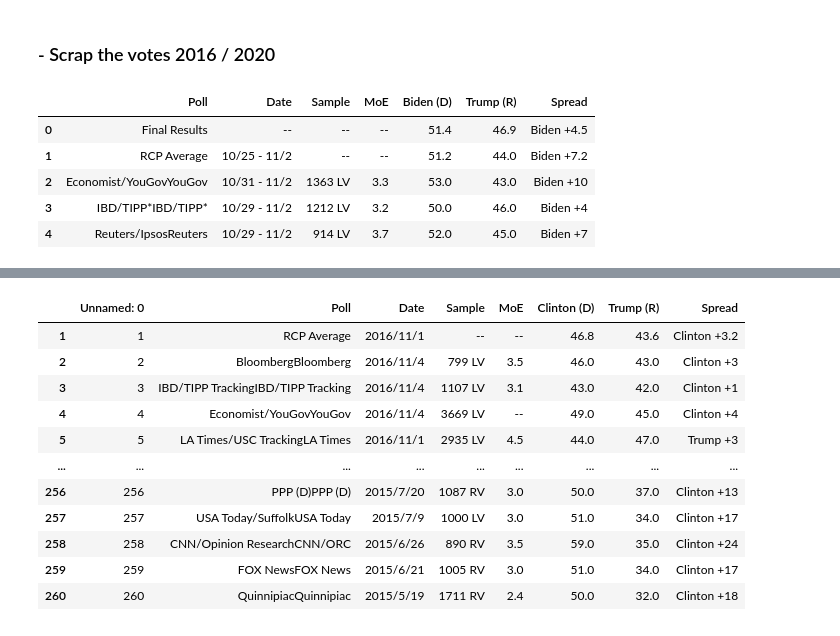
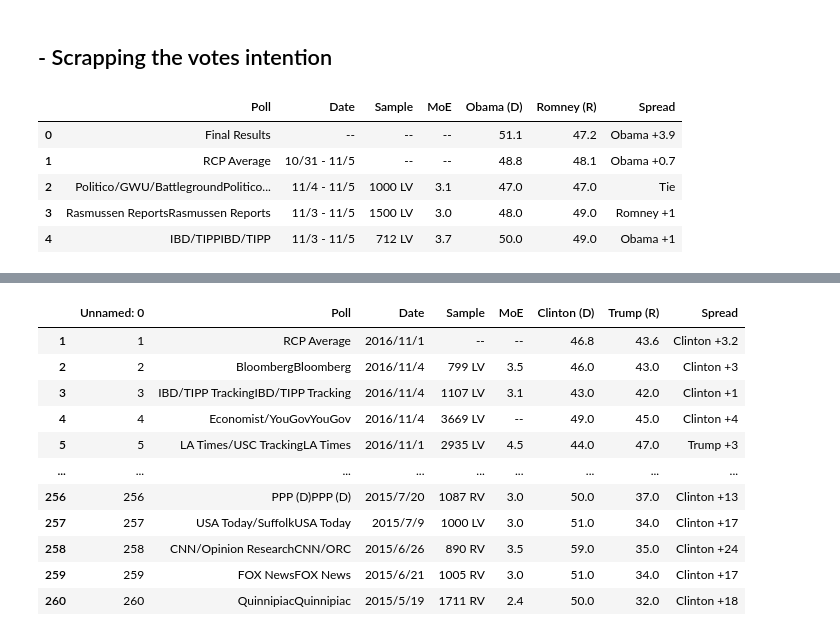
Before and after one commit to epfl-ada/ada-2021-project-sars, a Jupyter notebook: intention_votes.ipynb, the cells around one changed output, grey strips where cells are left out. Drawn from its saved outputs; the diff is of its cells as text; code cells hidden in the pictures.

```diff
--- a/intention_votes.ipynb
+++ b/intention_votes.ipynb
@@ -1,2 +1,2 @@
 # %% [markdown]
-### - Scrap the votes 2016 / 2020
+## - Scrapping the votes intention
@@ -3,16 +9,13 @@
 # %%
-from selenium import webdriver
-from bs4 import BeautifulSoup
-from webdriver_manager.chrome import ChromeDriverManager
 
-
+#get the webpage source
 options  = webdriver.ChromeOptions()
 driver = webdriver.Chrome(executable_path='C:\\Users\\saadc\\.wdm\\drivers\\chromedriver\\win32\\95.0.4638.54\\chromedriver.exe',options=options)
 driver.set_window_size(1120,1000)
-driver.get('https://www.realclearpolitics.com/epolls/2020/president/us/general_election_trump_vs_biden-6247.html')
+driver.get('https://www.realclearpolitics.com/epolls/2012/president/us/general_election_romney_vs_obama-1171.html#')
 
 # Wait for the page to fully load
-driver.implicitly_wait(1)
+driver.implicitly_wait(5)
 
 # Step 2: Parse HTML code and grab tables with Beautiful Soup
 soup = BeautifulSoup(driver.page_source, 'lxml')
@@ -20,18 +23,18 @@ soup = BeautifulSoup(driver.page_source, 'lxml')
 tables = soup.find_all('table')
 
 # Step 3: Read tables with Pandas read_html()
-df_table_2020 = pd.read_html(str(tables))
+df_table_2012 = pd.read_html(str(tables))
 
 
 driver.close()
-# %%
-df_table_2020[2].head()
-# %% [output]
-|  | Poll | Date | Sample | MoE | Biden (D) | Trump (R) | Spread |
-| 0 | Final Results | -- | -- | -- | 51.4 | 46.9 | Biden +4.5 |
-| 1 | RCP Average | 10/25 - 11/2 | -- | -- | 51.2 | 44.0 | Biden +7.2 |
-| 2 | Economist/YouGovYouGov | 10/31 - 11/2 | 1363 LV | 3.3 | 53.0 | 43.0 | Biden +10 |
-| 3 | IBD/TIPP*IBD/TIPP* | 10/29 - 11/2 | 1212 LV | 3.2 | 50.0 | 46.0 | Biden +4 |
-| 4 | Reuters/IpsosReuters | 10/29 - 11/2 | 914 LV | 3.7 | 52.0 | 45.0 | Biden +7 |
+# %%
+df_table_2012[3].head()
+# %% [output]
+|  | Poll | Date | Sample | MoE | Obama (D) | Romney (R) | Spread |
+| 0 | Final Results | -- | -- | -- | 51.1 | 47.2 | Obama +3.9 |
+| 1 | RCP Average | 10/31 - 11/5 | -- | -- | 48.8 | 48.1 | Obama +0.7 |
+| 2 | Politico/GWU/BattlegroundPolitico... | 11/4 - 11/5 | 1000 LV | 3.1 | 47.0 | 47.0 | Tie |
+| 3 | Rasmussen ReportsRasmussen Reports | 11/3 - 11/5 | 1500 LV | 3.0 | 48.0 | 49.0 | Romney +1 |
+| 4 | IBD/TIPPIBD/TIPP | 11/3 - 11/5 | 712 LV | 3.7 | 50.0 | 49.0 | Obama +1 |
 # %%
 #save the votes in a csv file :
```
Also changed, not shown: parts of 31 cells of this notebook.
